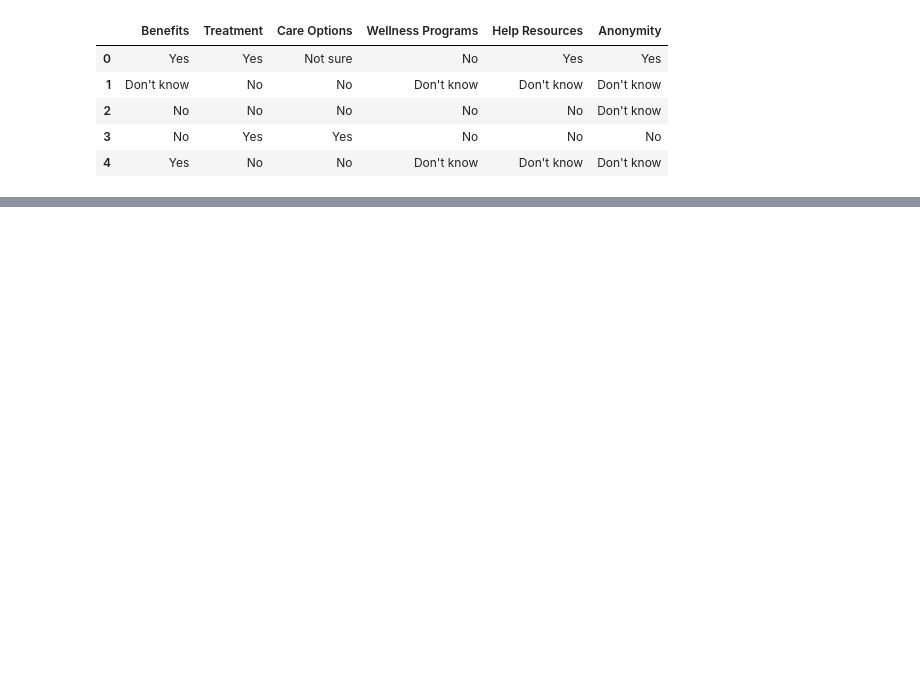
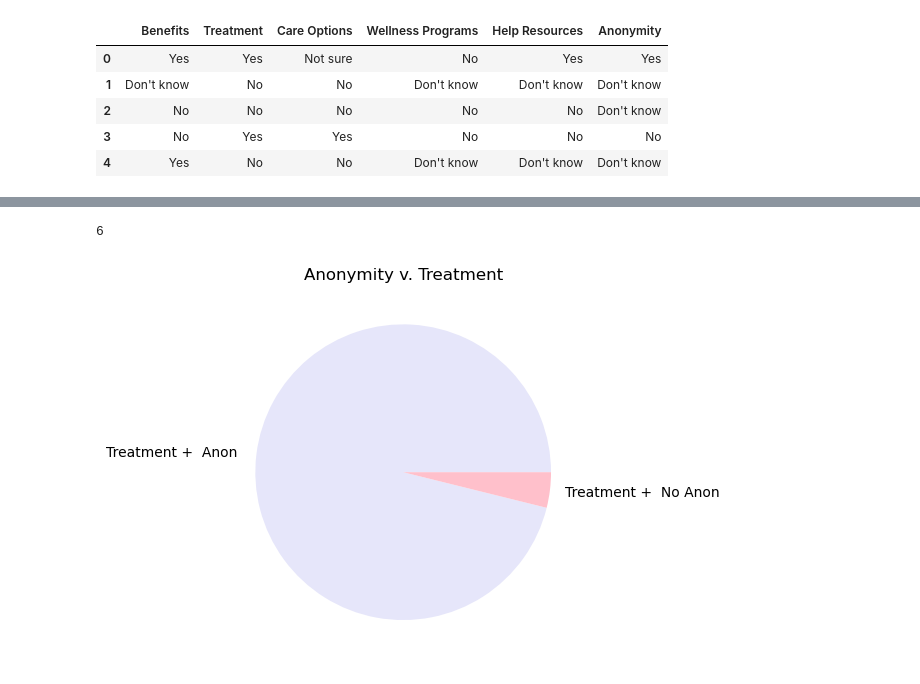
Before and after one commit to stephanieesamperio/Project3, a Jupyter notebook: mentalhealth.ipynb, the cells around one changed output, grey strips where cells are left out. Cells and saved outputs as stored; diff of their text form; code cells hidden in the pictures; blank space fills up the shorter version.

```diff
--- a/mentalhealth.ipynb
+++ b/mentalhealth.ipynb
@@ -102,3 +250,35 @@ mental_health_assistance_df.head()
+# %%
+#create empty list,
+
+anon_no_arr = []
+
+#create a loop to check how many got treatment at work when no anonymity was offered
+for row in yes_df['new']:
+    yes_count = 0
+    for value in row:
+        if 'Yes' in value:
+            yes_count = yes_count + 1
+        if 'No' in value and yes_count == 2:
+            anon_no_arr.append(row)
+
+len(anon_no_arr)
+# %% [output]
+6
+# %%
+#create pie chart
+
+q2_piechart= np.array([149, 6])
+mylabels = [ "Treatment +  Anon ", "Treatment +  No Anon"]
+mcolors = ["lavender","pink"]
+
+
+plt.pie(q1_piechart, labels = mylabels, colors = mcolors )
+plt.title("Anonymity v. Treatment")
+
+plt.savefig('anonymity_treatment.png')
+plt.show()
+# %% [output]
+[figure, added]
 # %%
 #creating new csv for mai's research question
 # %%
```
Also changed, not shown: parts of 14 cells of this notebook, 4 other files.
